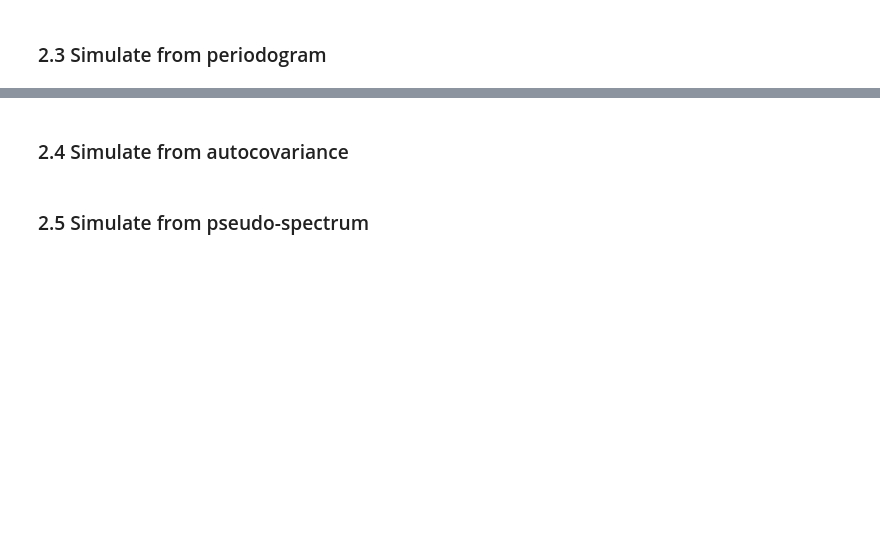
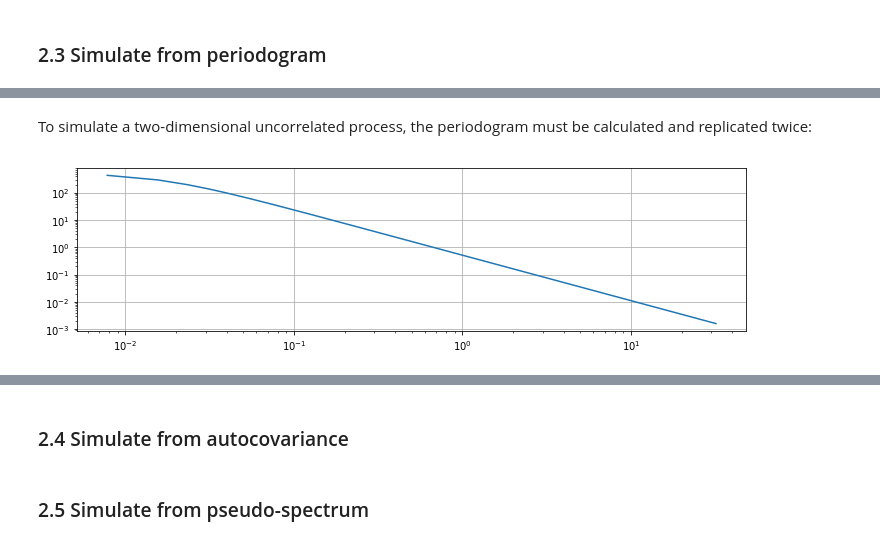
Before and after one commit to mmaiarocha/MRPy, a Jupyter notebook: MRPy_Notebook.ipynb, the cells around one changed output, grey strips where cells are left out. Cells and saved outputs as stored; diff of their text form; code cells hidden in the pictures; blank space fills up the shorter version.

```diff
--- a/MRPy_Notebook.ipynb
+++ b/MRPy_Notebook.ipynb
@@ -222,0 +223,26 @@ $$  C_{X}(0) = \int_0^\infty {S_X(f) \: df} = \sigma_X^2 + \mu_X^2 $$
+# %%
+cas =  6.5e-3                      # NBR-6123 category II
+V10 =  20.                         # mean speed at 10m (m/s)
+sV2 =  6.66*cas*(V10**2)           # wind speed variance
+
+fs  =  64.                         # samplig rate
+N   =  8192                        # length of sample
+M   =  N//2 + 1                    # length of periodogram
+df  =  fs/M                        # frequency step
+
+f   =  np.linspace(0, fs/2, M)     # frequency axis
+Y   =  1800*f[1:]/V10              # avoiding zero division
+# %% [markdown]
+To simulate a two-dimensional uncorrelated process, the periodogram must be calculated and replicated twice:
+# %%
+SV        =  np.zeros((2, M))
+SV[0,1:]  =  0.6*sV2*Y/((2 + Y**2)**(5/6))/f[1:]
+
+SV[1,1:]  =  SV[0,1:]              # replicating
+
+plt.figure(6, figsize=(12, 3))
+plt.grid(True)
+
+Lf  = plt.loglog(f[1:], SV[0,1:])
+# %% [output]
+[figure, added]
```
Also changed, not shown: parts of 54 cells of this notebook.
